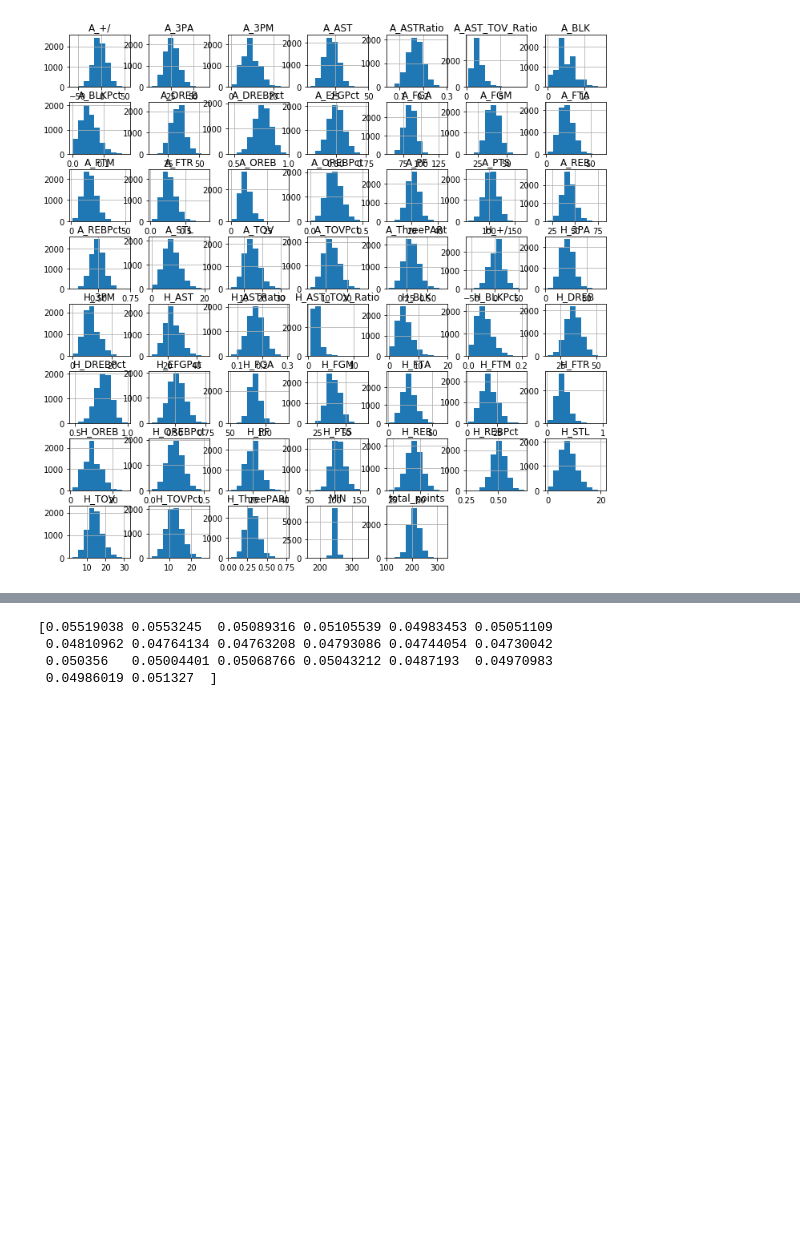
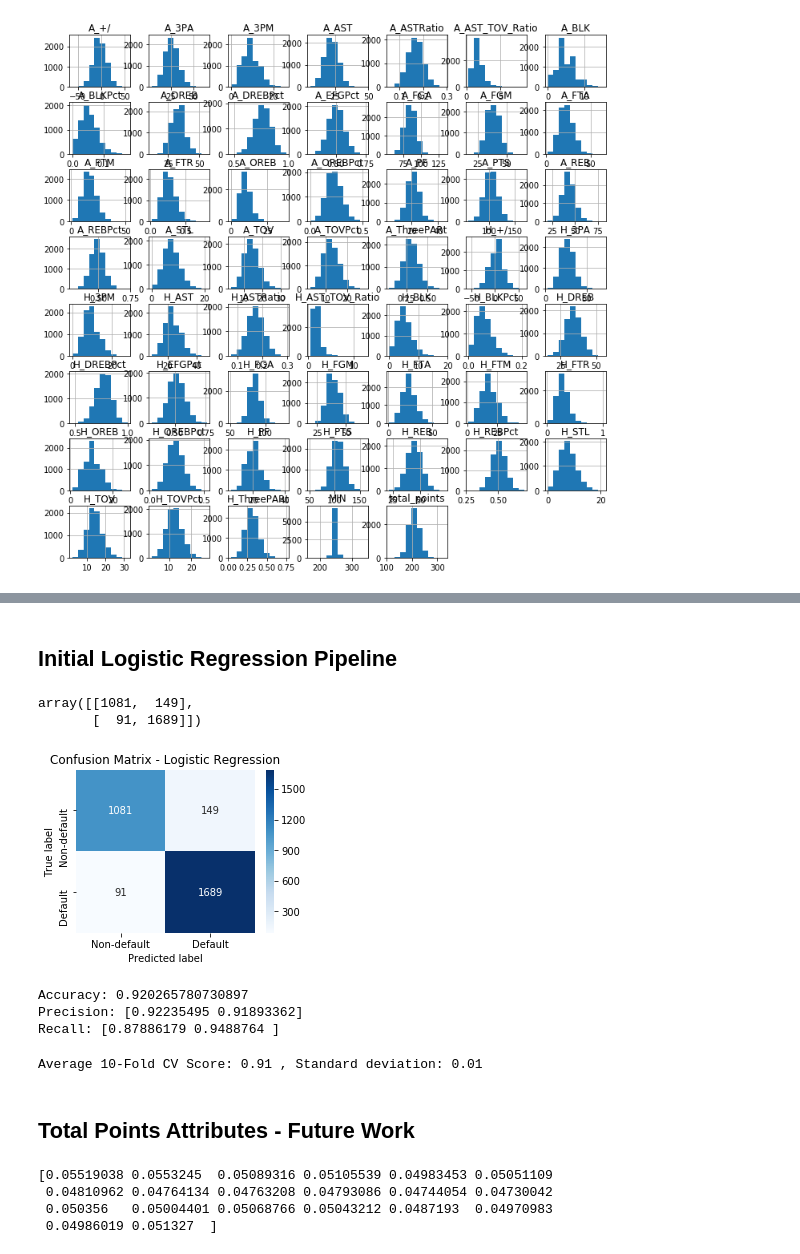
Before and after one commit to ThomasMoroski/NBA-Modeling-and-NLP-Application, a Jupyter notebook: NBA_Modeling_and_NLP_Application.ipynb, the cells around one changed output, grey strips where cells are left out. Drawn from its saved outputs; the diff is of its cells as text; code cells hidden in the pictures; blank space fills up the shorter version.

```diff
--- a/NBA_Modeling_and_NLP_Application.ipynb
+++ b/NBA_Modeling_and_NLP_Application.ipynb
@@ -195,0 +323,2 @@ pd.DataFrame.hist(df, figsize = [12,12]);
+# %% [markdown]
+## Initial Logistic Regression Pipeline
@@ -196,3 +335,64 @@ pd.DataFrame.hist(df, figsize = [12,12]);
+# %%
+# Split the data into training and test sets
+from sklearn.model_selection import train_test_split
+X1_train, X1_test, Y1_train, Y1_test = train_test_split(X1, y1, test_size=0.40, random_state=2019)
+# %%
+# import the class
+from sklearn.linear_model import LogisticRegression
+
+# instantiate the model (using the default parameters)
+logreg = LogisticRegression(random_state = 2019 , solver = 'newton-cg')
+
+# fit the model with data
+logreg.fit(X1_train,Y1_train)
+
+#
+y_pred=logreg.predict(X1_test)
+# %%
+# import the metrics class
+from sklearn import metrics
+from sklearn import metrics
+from sklearn.metrics import confusion_matrix
+from sklearn.metrics import classification_report
+from sklearn.metrics import roc_auc_score
+from sklearn.metrics import accuracy_score
+cnf_matrix = metrics.confusion_matrix(Y1_test, y_pred)
+cnf_matrix
+# %% [output]
+array([[1081,  149],
+       [  91, 1689]])
+# %%
+# Plot Confusion Matrix
+plt.figure(figsize=(4,3))
+ConfMatrix = confusion_matrix(Y1_test,logreg.predict(X1_test))
+sns.heatmap(ConfMatrix,annot=True, cmap="Blues", fmt="d",
+            xticklabels = ['Non-default', 'Default'],
+            yticklabels = ['Non-default', 'Default'])
+plt.ylabel('True label')
+plt.xlabel('Predicted label')
+plt.title("Confusion Matrix - Logistic Regression");
+# %% [output]
+[figure, added]
+# %%
+print("Accuracy:",metrics.accuracy_score(Y1_test, y_pred))
+print("Precision:",metrics.precision_score(Y1_test, y_pred, average=None))
+print("Recall:",metrics.recall_score(Y1_test, y_pred, average =None))
+# %% [output]
+Accuracy: 0.920265780730897
+Precision: [0.92235495 0.91893362]
+Recall: [0.87886179 0.9488764 ]
+# %%
+## 10-fold cross-validation to avoid over-fitting
+scoring = 'accuracy'
+#LR_cv_scores =cross_val_score(LR, X_resample, y_resample, cv=kfold, scoring=scoring)
+cv_scores =cross_val_score(logreg, X1_test, Y1_test, cv=10, scoring=scoring)
+
+print("Average 10-Fold CV Score: {}".format(round(np.mean(cv_scores),2)),
+      ", Standard deviation: {}".format(round(np.std(cv_scores),2)))
+# %% [output]
+Average 10-Fold CV Score: 0.91 , Standard deviation: 0.01
+# %% [markdown]
+## Total Points Attributes - Future Work
 # %%
 #Breaking up the dataset
 #The target variable in this scenario is total points
```
Also changed, not shown: parts of 16 cells of this notebook.
